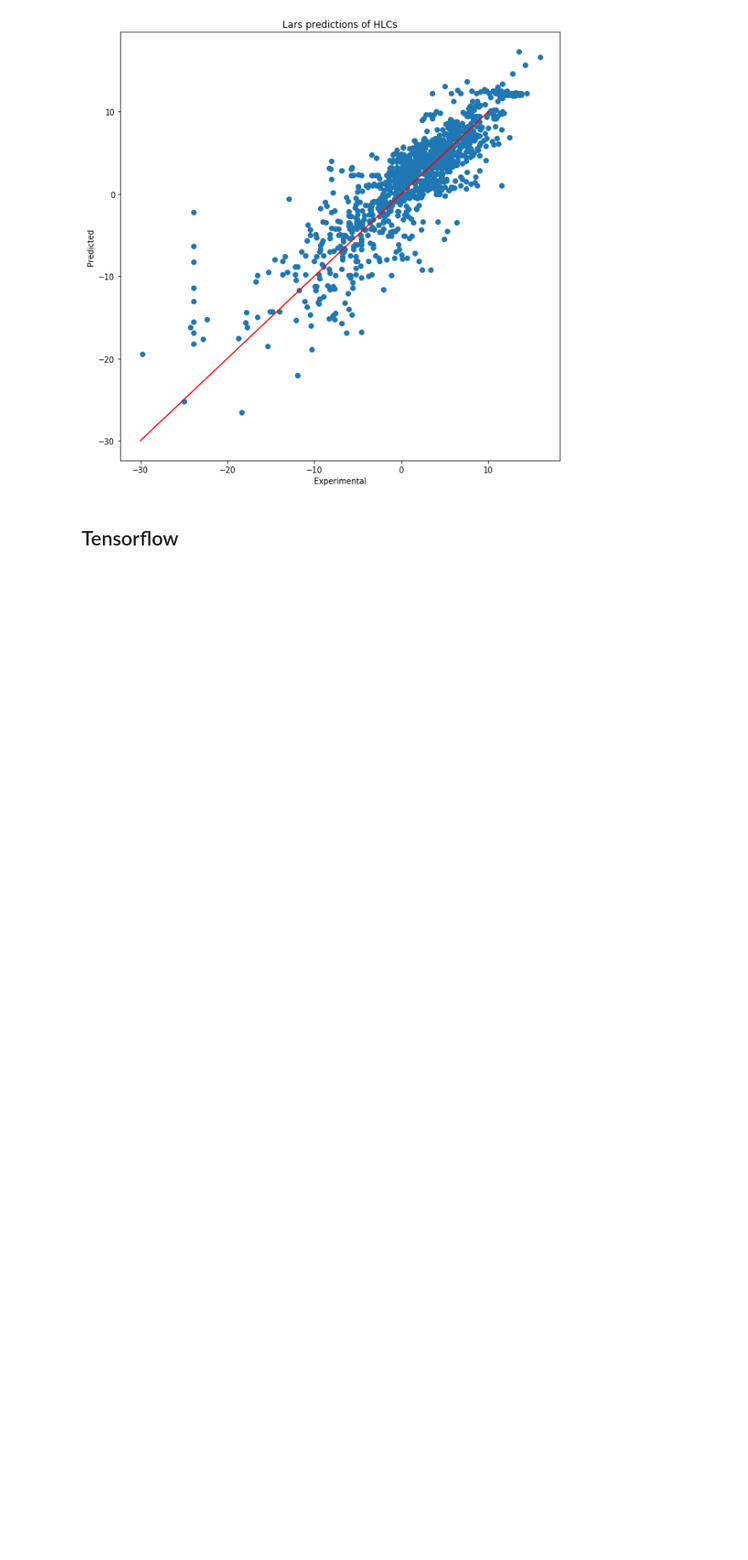
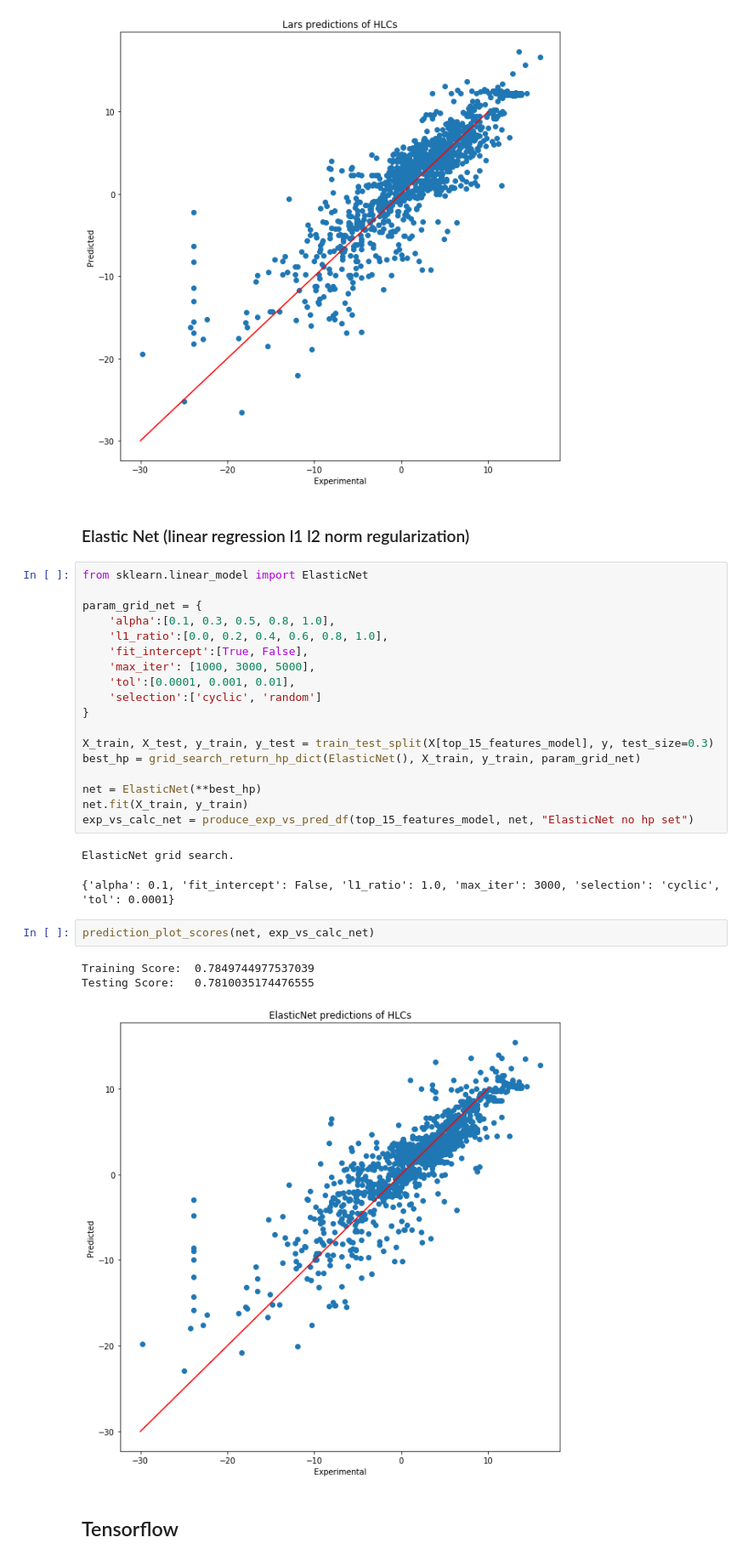
Before and after one commit to jtd1g16/HLCpredict, a Jupyter notebook: d_final_models_noVPAS.ipynb, the cells around one changed output. Shown at 85% size. Drawn from its saved outputs; the diff is of its cells as text; blank space fills up the shorter version.

```diff
--- a/d_final_models_noVPAS.ipynb
+++ b/d_final_models_noVPAS.ipynb
@@ -436,6 +436,35 @@ prediction_plot_scores(lars, exp_vs_calc_lars)
 Training Score:  0.7547599513398118
 Testing Score:   0.7897284283483548
 [figure]
+# %% [markdown]
+### Elastic Net (linear regression l1 l2 norm regularization)
+# %%
+from sklearn.linear_model import ElasticNet
+
+param_grid_net = {
+    'alpha':[0.1, 0.3, 0.5, 0.8, 1.0],
+    'l1_ratio':[0.0, 0.2, 0.4, 0.6, 0.8, 1.0],
+    'fit_intercept':[True, False],
+    'max_iter': [1000, 3000, 5000],
+    'tol':[0.0001, 0.001, 0.01],
+    'selection':['cyclic', 'random']
+}
+
+X_train, X_test, y_train, y_test = train_test_split(X[top_15_features_model], y, test_size=0.3)
+best_hp = grid_search_return_hp_dict(ElasticNet(), X_train, y_train, param_grid_net)
+
+net = ElasticNet(**best_hp)
+net.fit(X_train, y_train)
+exp_vs_calc_net = produce_exp_vs_pred_df(top_15_features_model, net, "ElasticNet no hp set")
+# %% [output]
+ElasticNet grid search.
+{'alpha': 0.1, 'fit_intercept': False, 'l1_ratio': 1.0, 'max_iter': 3000, 'selection': 'cyclic', 'tol': 0.0001}
+# %%
+prediction_plot_scores(net, exp_vs_calc_net)
+# %% [output]
+Training Score:  0.7849744977537039
+Testing Score:   0.7810035174476555
+[figure, added]
 # %% [markdown]
 ## Tensorflow
 # %% [markdown]
```
Also changed, not shown: parts of 3 cells of this notebook.
